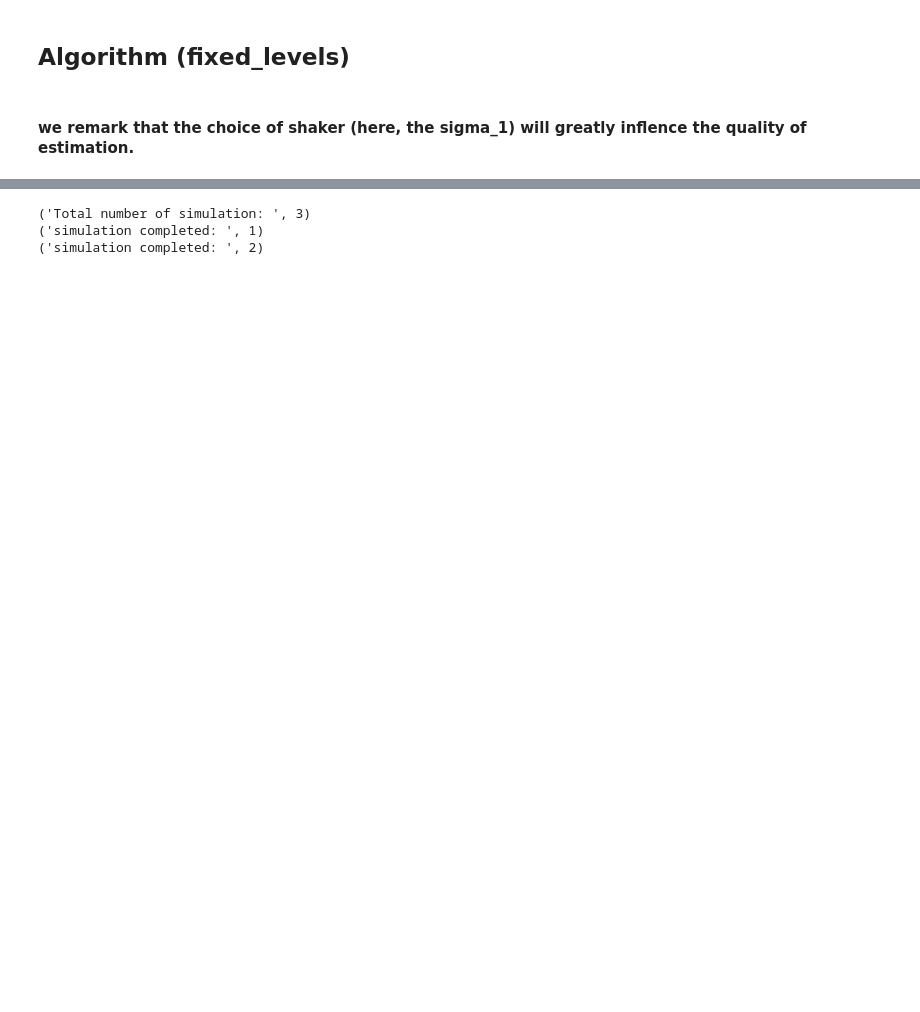
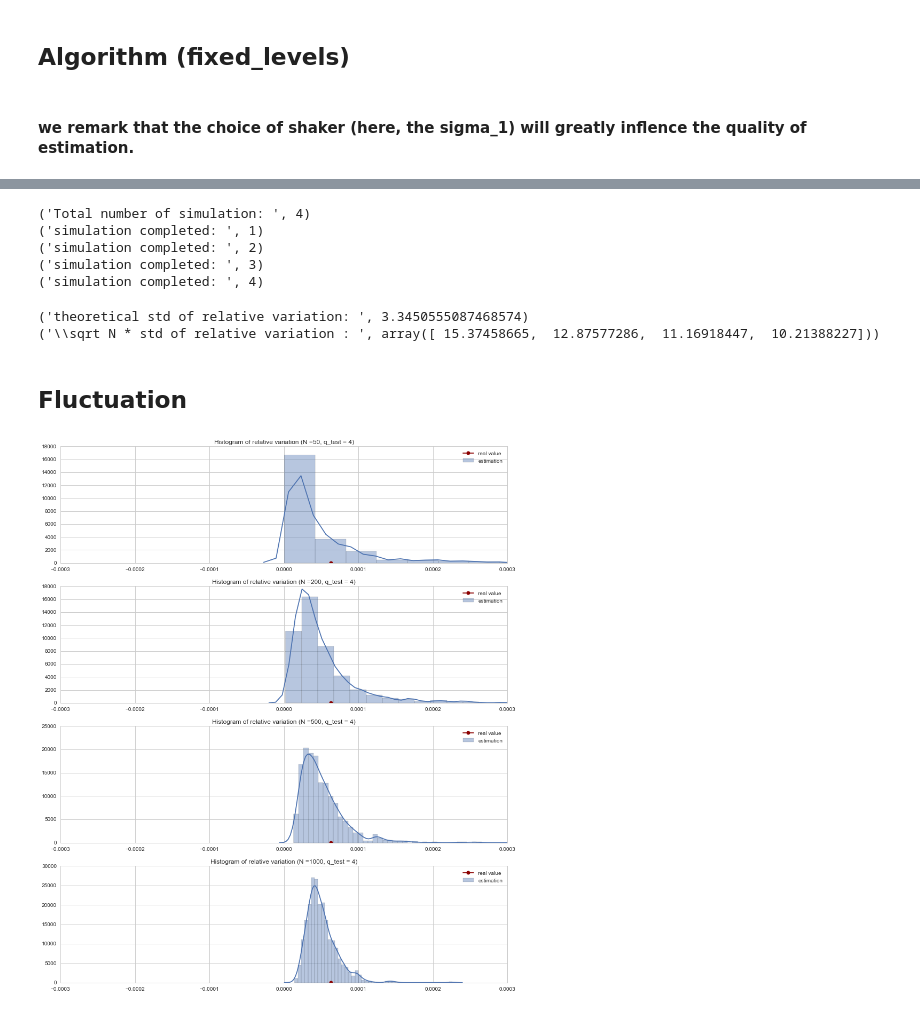
Before and after one commit to MGIMM/Rare-Events, a Jupyter notebook: simulation/Fluctuation_analysis_fixed_level_(toy_example).ipynb, the cells around one changed output, grey strips where cells are left out. Saved outputs shown, nothing was run; the diff lists cells and outputs as text; code cells hidden in the pictures; blank space fills up the shorter version.

Commit message:
fixed levels finished

```diff
--- a/simulation/Fluctuation_analysis_fixed_level_(toy_example).ipynb
+++ b/simulation/Fluctuation_analysis_fixed_level_(toy_example).ipynb
@@ -76,7 +80,7 @@ def shaker_test(X):
     return np.random.normal(X/c,std_tuning,1)
 
 
-def simulation_fixed_levels(N , L, score_function, mu_0, shaker, status_tracking = False):
+def simulation_fixed_levels(real_p, N , L, score_function, mu_0, shaker, status_tracking = False):
 
 
 
@@ -117,11 +121,11 @@ def simulation_fixed_levels(N , L, score_function, mu_0, shaker, status_tracking
 
     p_hat = np.prod(list_p_hat)
 
-    var_rel = np.sqrt(N) * (p - p_hat)/p
+    var_rel = np.sqrt(N) * (p_hat - real_p)/real_p
     if status_tracking == True:
         #print ("std_tuning: ",std_tuning)
         print ("levels: ", L)
-        print ("real value of p:" ,p)
+        print ("real value of p:" ,real_p)
         print ("estimation of p: ", p_hat)
         print ("relative variation: ", var_rel)
         print ("N: ",N)
@@ -144,22 +152,30 @@ simulation_fixed_levels(N = 1000, L = L_ideal
 # %%
-n_choice_N = 3
-n_sim = 500
+list_N = [50,200,500,1000]
+n_choice_N = len(list_N)
+n_sim = 1000
 #N = 100, 1000, 10000, 100000
 sim_N =[[ [] for j in range(n_sim)] for i in range(n_choice_N)]
 print ("Total number of simulation: ", n_choice_N)
 for index_sim in range(n_choice_N):
     for i in range(n_sim):
 
-        sim_N[index_sim][i] = simulation_fixed_levels(N = 100*10**index_sim, L = L_ideal
+        sim_N[index_sim][i] = simulation_fixed_levels(real_p = p, N = list_N[index_sim], L = L_ideal
                         , score_function = S , mu_0 = mu_0_test, shaker = shaker_test)
     print ("simulation completed: ",index_sim+1)
 sim_N = np.array(sim_N)
 # %% [output]
-('Total number of simulation: ', 3)
+('Total number of simulation: ', 4)
 ('simulation completed: ', 1)
 ('simulation completed: ', 2)
+('simulation completed: ', 3)
+('simulation completed: ', 4)
+# %%
+relative_variation_sim = np.array([sim_N[i][:,0] for i in range(n_choice_N)])
 # %%
-relative_variation_sim = np.array([sim_N[i][:,1] for i in range(n_choice_N)])
-print ("std of relative variation (N = 100, 1000, 10000): ", [np.std(relative_variation_sim[i]) for i in range(n_choice_N)])/np.array([10,np.sqrt(1000),100])
+sigma_relative_variation_sim = np.array([sim_N[i][:,1] for i in range(n_choice_N)])
 print ("theoretical std of relative variation: ", sigma_theoretical)
-print ("\sqrt N * std of relative variation (N = 100, 1000, 10000): ", [np.std(relative_variation_sim[i]) for i in range(n_choice_N)])
+std_sqrtN = np.array([np.std(sigma_relative_variation_sim[i]) for i in range(n_choice_N)])
+print ("\sqrt N * std of relative variation : ", std_sqrtN )
+# %% [output]
+('theoretical std of relative variation: ', 3.3450555087468574)
+('\\sqrt N * std of relative variation : ', array([ 15.37458665,  12.87577286,  11.16918447,  10.21388227]))
@@ -193,0 +182,16 @@ np.std(relative_variation_sim[2])
+# %% [markdown]
+## Fluctuation
+# %%
+##fluctuation
+plt.figure(figsize = [15,18])
+for i in range(n_choice_N):
+    plt.subplot(4,1,i+1)
+
+    sns.distplot(relative_variation_sim[i] , label = "estimation")
+    plt.title('Histogram of relative variation (N ='+str(list_N[i])+', q_test = 4)')
+    x = np.arange(-15,15,0.1)
+    plt.plot(p,0,marker = "o",color = 'darkred',label = "real value")
+    plt.legend()
+    plt.xlim([-0.0003,0.0003])
+# %% [output]
+[figure, added]
```
Also changed, not shown: parts of 8 cells of this notebook.
